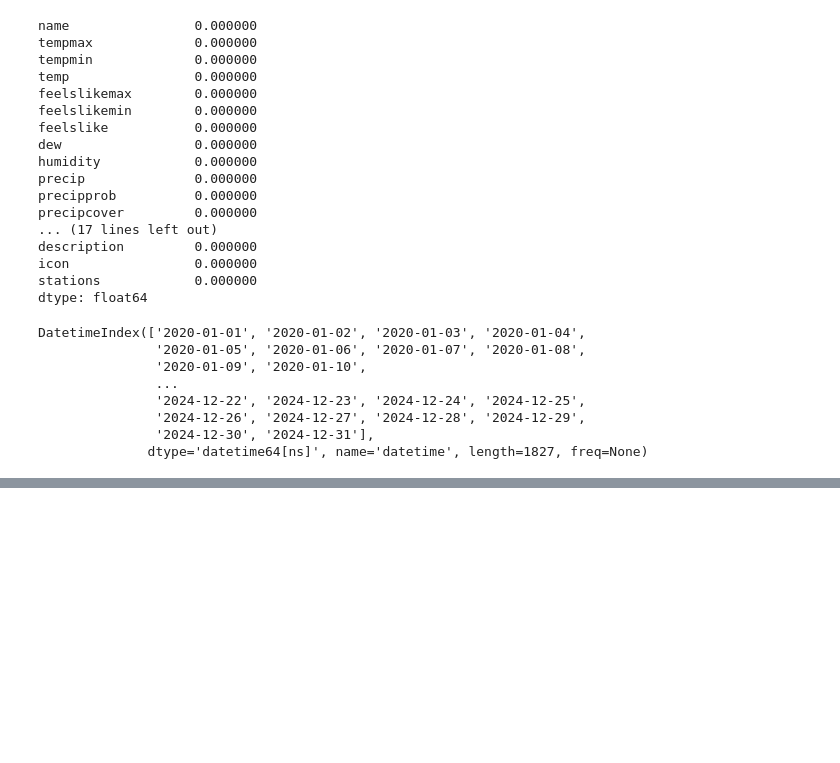
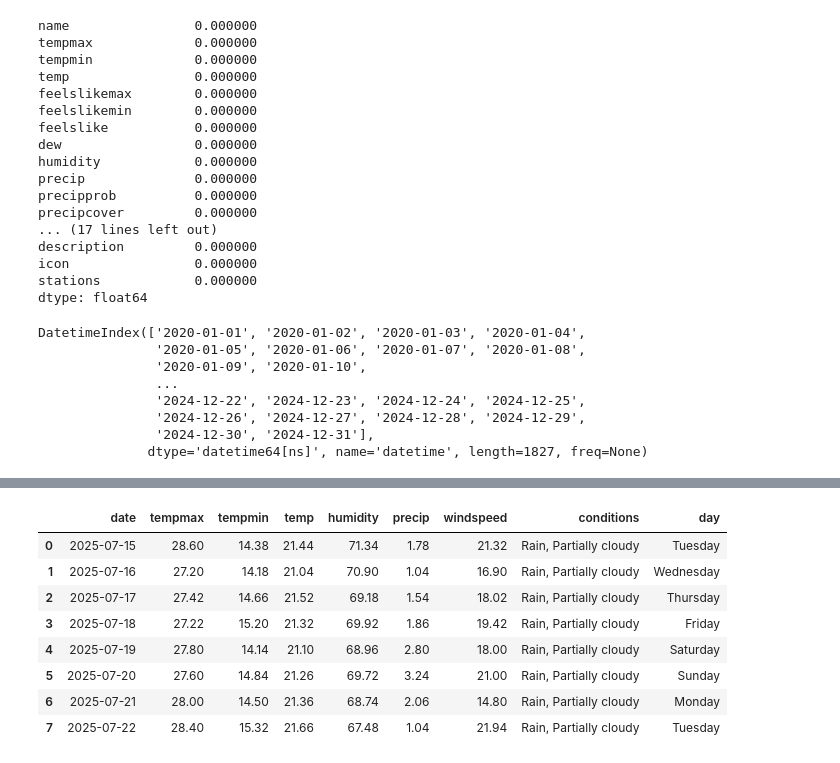
Before and after one commit to caleb-mwasikira/weather_prediction, a Jupyter notebook: weather_prediction.ipynb, the cells around one changed output, grey strips where cells are left out. Saved outputs shown, nothing was run; the diff lists cells and outputs as text; code cells hidden in the pictures; blank space fills up the shorter version.

```diff
--- a/weather_prediction.ipynb
+++ b/weather_prediction.ipynb
@@ -146,0 +231,55 @@ plt_weather_data(weather, "precip", "Average rainfall per month")
+# %%
+from datetime import datetime, timedelta
+
+# Extract month and day for grouping
+weather["month_day"] = weather.index.strftime("%m-%d")
+weather["year"] = weather.index.year
+
+# Define forecast target dates
+today = datetime.today().date()
+upcoming_days = []
+for i in range(0, 8):
+    tomorrow = today + timedelta(days=i)
+    upcoming_days.append(tomorrow.strftime("%m-%d"))
+
+forecast_columns = ["tempmax", "tempmin", "temp", "humidity", "precip", "windspeed", "conditions"]
+forecast = []
+
+# Calculate avg weather conditions over the years
+for month_day in upcoming_days:
+    data = weather[weather["month_day"] == month_day]
+
+    if not data.empty:
+        avg = {
+            "date": f"2025-{month_day}",
+        }
+        for col in forecast_columns:
+            if col == "conditions":
+                # Most frequent condition
+                mode_values = data[col].mode()
+                if not mode_values.empty:
+                    avg[col] = mode_values.iloc[0]
+                else:
+                    avg[col] = "Unknown"
+            else:
+                avg[col] = round(data[col].mean(), 2)
+        forecast.append(avg)
+
+forecast_df = pd.DataFrame(forecast)
+
+# Ensure 'date' column is datetime (in case it's a string)
+forecast_df['date'] = pd.to_datetime(forecast_df['date'])
+
+# Add day name column
+forecast_df['day'] = forecast_df['date'].dt.day_name()
+forecast_df
+# %% [output]
+|  | date | tempmax | tempmin | temp | humidity | precip | windspeed | conditions | day |
+| 0 | 2025-07-15 | 28.60 | 14.38 | 21.44 | 71.34 | 1.78 | 21.32 | Rain, Partially cloudy | Tuesday |
+| 1 | 2025-07-16 | 27.20 | 14.18 | 21.04 | 70.90 | 1.04 | 16.90 | Rain, Partially cloudy | Wednesday |
+| 2 | 2025-07-17 | 27.42 | 14.66 | 21.52 | 69.18 | 1.54 | 18.02 | Rain, Partially cloudy | Thursday |
+| 3 | 2025-07-18 | 27.22 | 15.20 | 21.32 | 69.92 | 1.86 | 19.42 | Rain, Partially cloudy | Friday |
+| 4 | 2025-07-19 | 27.80 | 14.14 | 21.10 | 68.96 | 2.80 | 18.00 | Rain, Partially cloudy | Saturday |
+| 5 | 2025-07-20 | 27.60 | 14.84 | 21.26 | 69.72 | 3.24 | 21.00 | Rain, Partially cloudy | Sunday |
+| 6 | 2025-07-21 | 28.00 | 14.50 | 21.36 | 68.74 | 2.06 | 14.80 | Rain, Partially cloudy | Monday |
+| 7 | 2025-07-22 | 28.40 | 15.32 | 21.66 | 67.48 | 1.04 | 21.94 | Rain, Partially cloudy | Tuesday |
```
Also changed, not shown: parts of 14 cells of this notebook, 2 other files.
